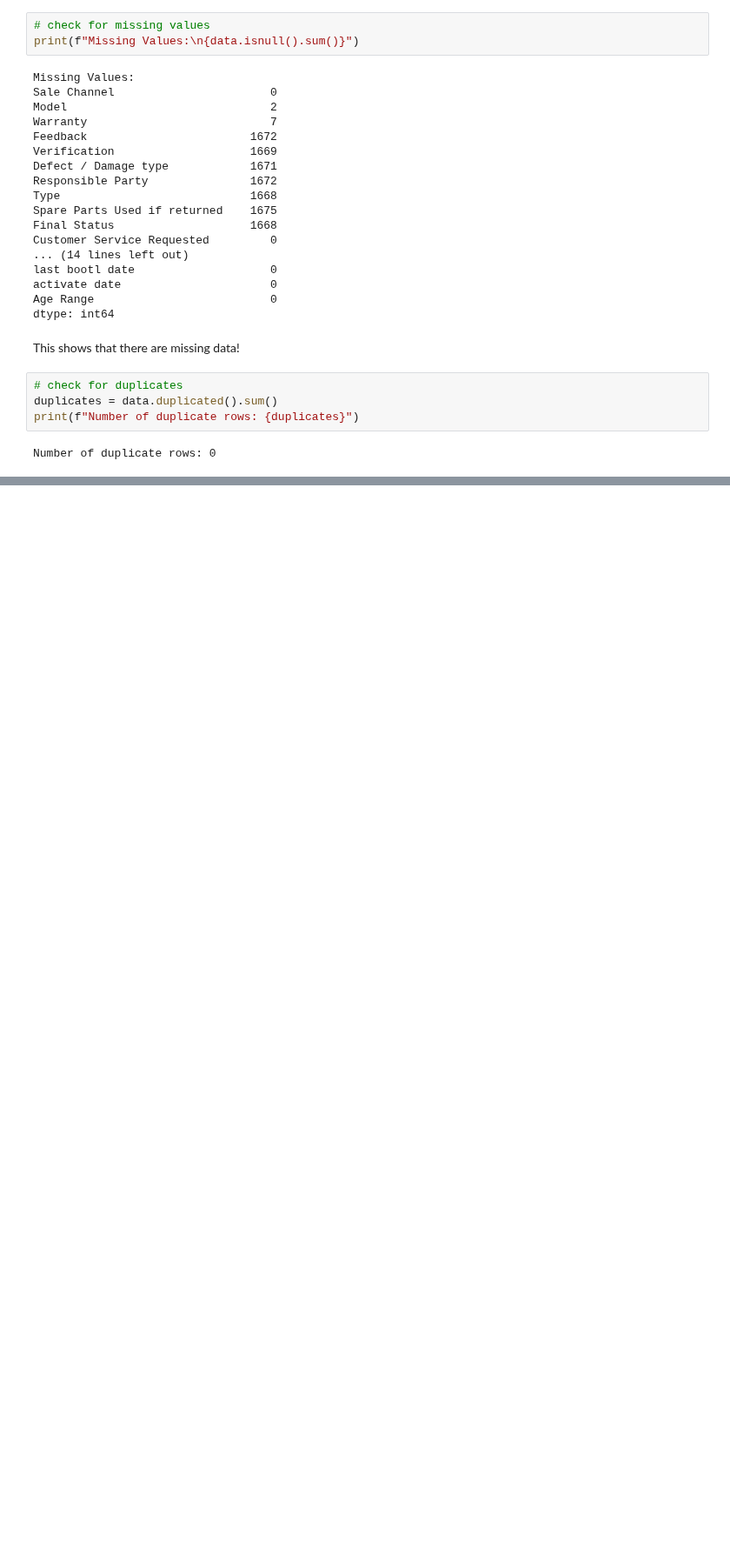
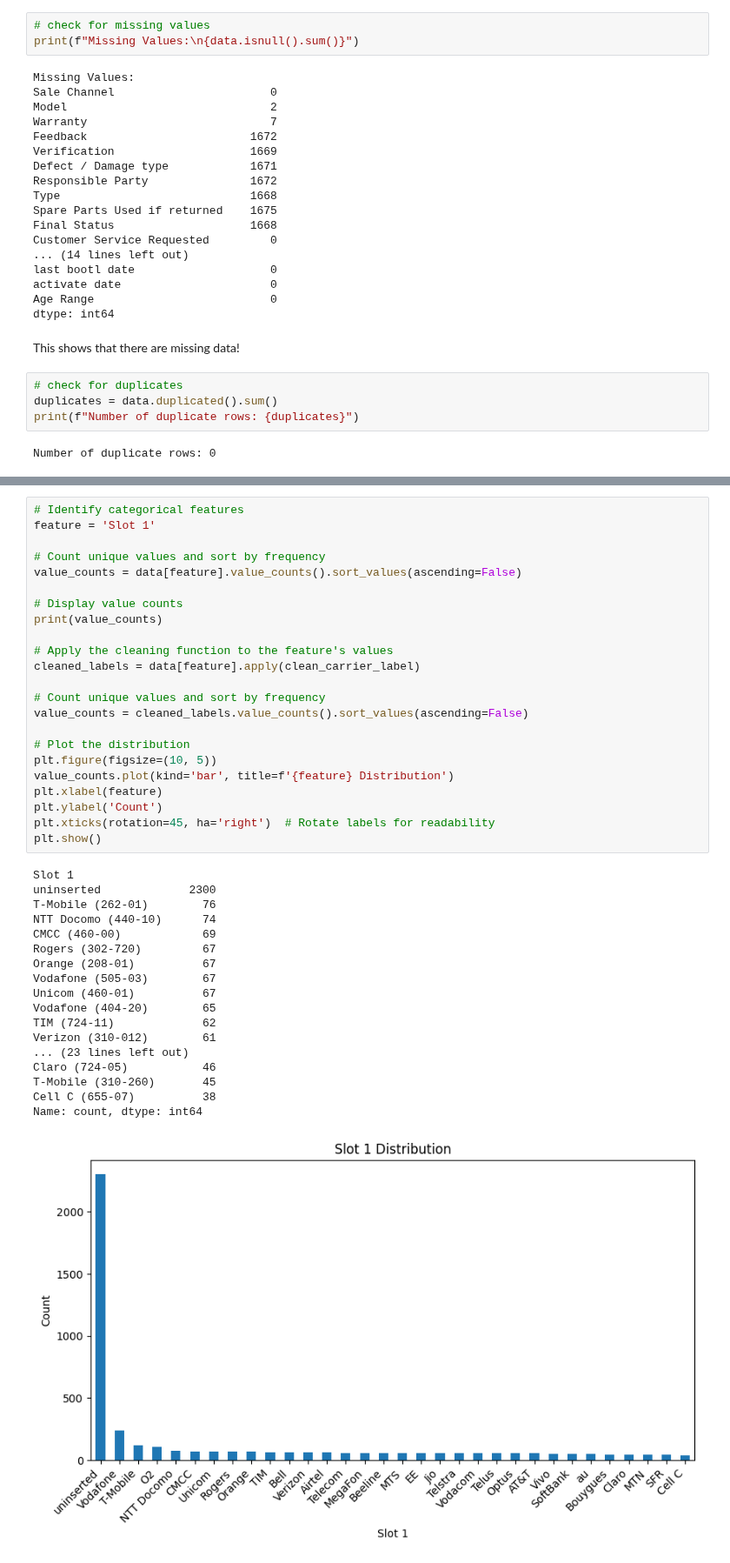
Before and after one commit to ACarrig/NUUMobile1, a Jupyter notebook: data_analysis.ipynb, the cells around one changed output, grey strips where cells are left out. Shown at 87% size. Saved outputs shown, nothing was run; the diff lists cells and outputs as text; blank space fills up the shorter version.

```diff
--- a/data_analysis.ipynb
+++ b/data_analysis.ipynb
@@ -277,0 +284,42 @@ Name: count, dtype: int64
+# %%
+# Identify categorical features
+feature = 'Slot 1'
+
+# Count unique values and sort by frequency
+value_counts = data[feature].value_counts().sort_values(ascending=False)
+
+# Display value counts
+print(value_counts)
+
+# Apply the cleaning function to the feature's values
+cleaned_labels = data[feature].apply(clean_carrier_label)
+
+# Count unique values and sort by frequency
+value_counts = cleaned_labels.value_counts().sort_values(ascending=False)
+
+# Plot the distribution
+plt.figure(figsize=(10, 5))
+value_counts.plot(kind='bar', title=f'{feature} Distribution')
+plt.xlabel(feature)
+plt.ylabel('Count')
+plt.xticks(rotation=45, ha='right')  # Rotate labels for readability
+plt.show()
+# %% [output]
+Slot 1
+uninserted             2300
+T-Mobile (262-01)        76
+NTT Docomo (440-10)      74
+CMCC (460-00)            69
+Rogers (302-720)         67
+Orange (208-01)          67
+Vodafone (505-03)        67
+Unicom (460-01)          67
+Vodafone (404-20)        65
+TIM (724-11)             62
+Verizon (310-012)        61
+... (23 lines left out)
+Claro (724-05)           46
+T-Mobile (310-260)       45
+Cell C (655-07)          38
+Name: count, dtype: int64
+[figure, added]
```
Also changed, not shown: parts of 23 cells of this notebook.
